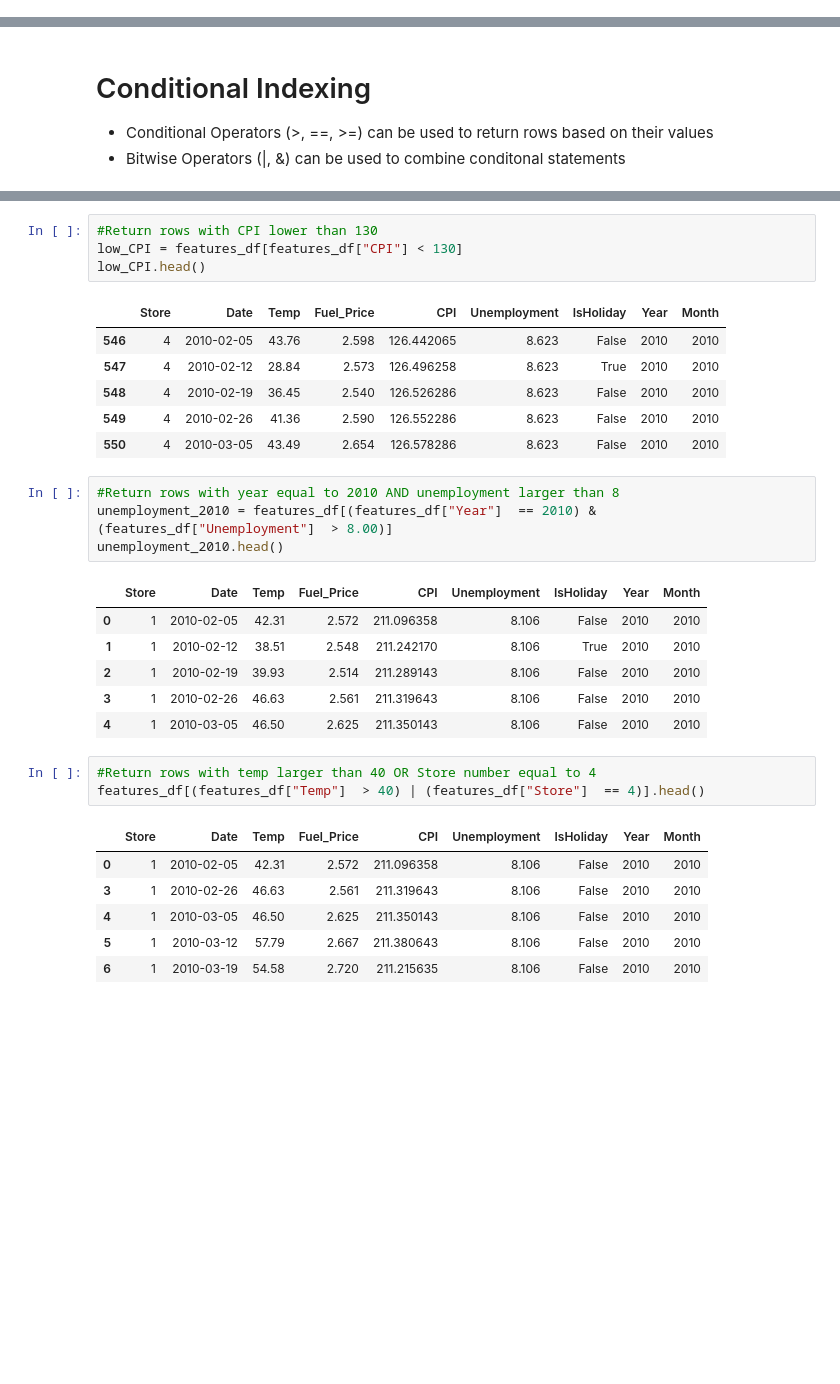
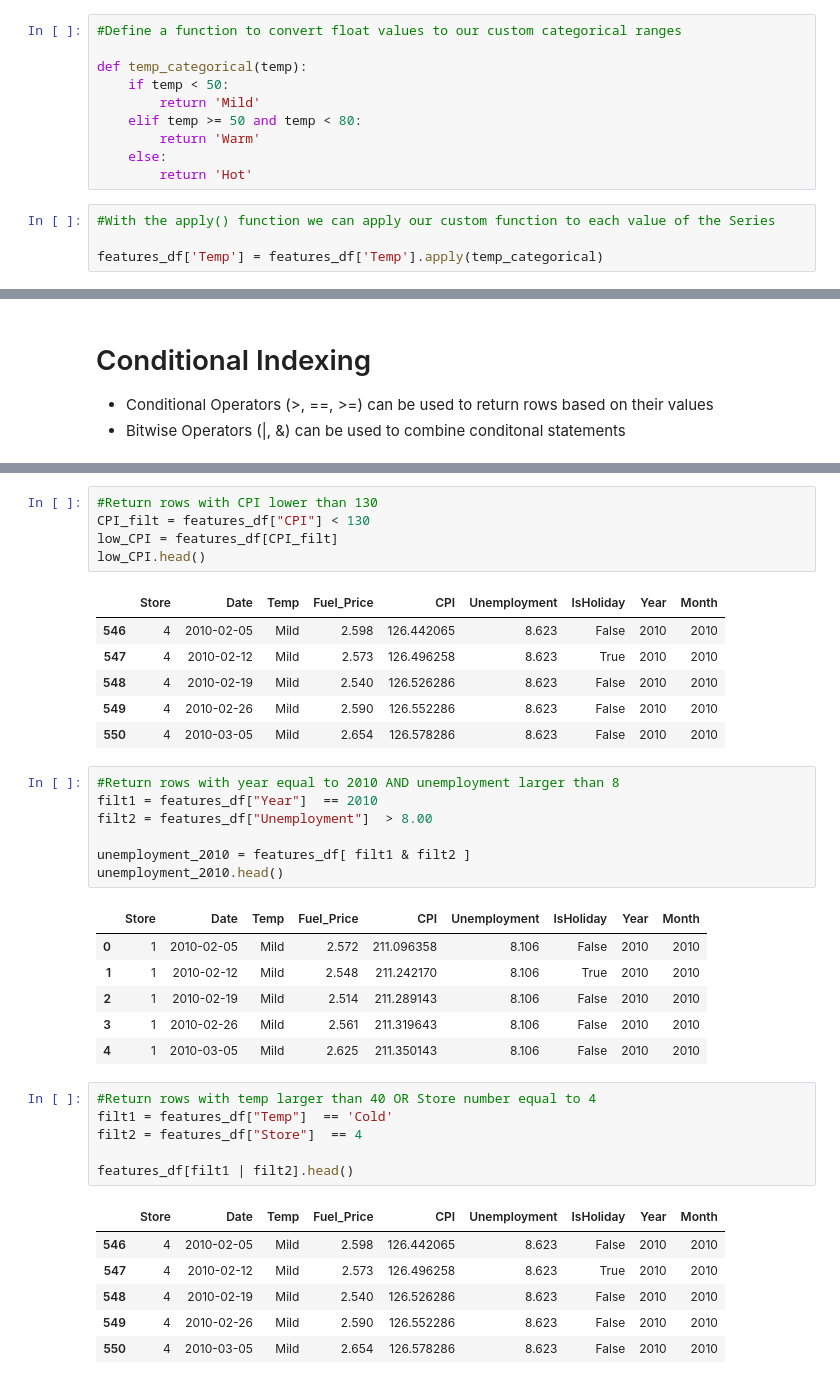
Before and after one commit to peterling7710/BCHPython2, a Jupyter notebook: Python2_master.ipynb, the cells around one changed output, grey strips where cells are left out. Drawn from its saved outputs; the diff is of its cells as text; blank space fills up the shorter version.

```diff
--- a/Python2_master.ipynb
+++ b/Python2_master.ipynb
@@ -355,0 +344,14 @@ features_df.drop(columns = ['MD1', 'MD2', 'MD3', 'MD4', 'MD5'], inplace = True)
+# %%
+#Define a function to convert float values to our custom categorical ranges
+
+def temp_categorical(temp):
+    if temp < 50:
+        return 'Mild'
+    elif temp >= 50 and temp < 80:
+        return 'Warm'
+    else:
+        return 'Hot'
+# %%
+#With the apply() function we can apply our custom function to each value of the Series
+
+features_df['Temp'] = features_df['Temp'].apply(temp_categorical)
@@ -551,35 +584,42 @@ feb_df.head()
 # %%
 #Return rows with CPI lower than 130
-low_CPI = features_df[features_df["CPI"] < 130]
+CPI_filt = features_df["CPI"] < 130
+low_CPI = features_df[CPI_filt]
 low_CPI.head()
 # %% [output]
 |  | Store | Date | Temp | Fuel_Price | CPI | Unemployment | IsHoliday | Year | Month |
-| 546 | 4 | 2010-02-05 | 43.76 | 2.598 | 126.442065 | 8.623 | False | 2010 | 2010 |
-| 547 | 4 | 2010-02-12 | 28.84 | 2.573 | 126.496258 | 8.623 | True | 2010 | 2010 |
-| 548 | 4 | 2010-02-19 | 36.45 | 2.540 | 126.526286 | 8.623 | False | 2010 | 2010 |
-| 549 | 4 | 2010-02-26 | 41.36 | 2.590 | 126.552286 | 8.623 | False | 2010 | 2010 |
-| 550 | 4 | 2010-03-05 | 43.49 | 2.654 | 126.578286 | 8.623 | False | 2010 | 2010 |
+| 546 | 4 | 2010-02-05 | Mild | 2.598 | 126.442065 | 8.623 | False | 2010 | 2010 |
+| 547 | 4 | 2010-02-12 | Mild | 2.573 | 126.496258 | 8.623 | True | 2010 | 2010 |
+| 548 | 4 | 2010-02-19 | Mild | 2.540 | 126.526286 | 8.623 | False | 2010 | 2010 |
+| 549 | 4 | 2010-02-26 | Mild | 2.590 | 126.552286 | 8.623 | False | 2010 | 2010 |
+| 550 | 4 | 2010-03-05 | Mild | 2.654 | 126.578286 | 8.623 | False | 2010 | 2010 |
 # %%
 #Return rows with year equal to 2010 AND unemployment larger than 8
-unemployment_2010 = features_df[(features_df["Year"]  == 2010) & (features_df["Unemployment"]  > 8.00)]
+filt1 = features_df["Year"]  == 2010
+filt2 = features_df["Unemployment"]  > 8.00
+
+unemployment_2010 = features_df[ filt1 & filt2 ]
 unemployment_2010.head()
 # %% [output]
 |  | Store | Date | Temp | Fuel_Price | CPI | Unemployment | IsHoliday | Year | Month |
-| 0 | 1 | 2010-02-05 | 42.31 | 2.572 | 211.096358 | 8.106 | False | 2010 | 2010 |
-| 1 | 1 | 2010-02-12 | 38.51 | 2.548 | 211.242170 | 8.106 | True | 2010 | 2010 |
-| 2 | 1 | 2010-02-19 | 39.93 | 2.514 | 211.289143 | 8.106 | False | 2010 | 2010 |
-| 3 | 1 | 2010-02-26 | 46.63 | 2.561 | 211.319643 | 8.106 | False | 2010 | 2010 |
-| 4 | 1 | 2010-03-05 | 46.50 | 2.625 | 211.350143 | 8.106 | False | 2010 | 2010 |
+| 0 | 1 | 2010-02-05 | Mild | 2.572 | 211.096358 | 8.106 | False | 2010 | 2010 |
+| 1 | 1 | 2010-02-12 | Mild | 2.548 | 211.242170 | 8.106 | True | 2010 | 2010 |
+| 2 | 1 | 2010-02-19 | Mild | 2.514 | 211.289143 | 8.106 | False | 2010 | 2010 |
+| 3 | 1 | 2010-02-26 | Mild | 2.561 | 211.319643 | 8.106 | False | 2010 | 2010 |
+| 4 | 1 | 2010-03-05 | Mild | 2.625 | 211.350143 | 8.106 | False | 2010 | 2010 |
 # %%
 #Return rows with temp larger than 40 OR Store number equal to 4
-features_df[(features_df["Temp"]  > 40) | (features_df["Store"]  == 4)].head()
+filt1 = features_df["Temp"]  == 'Cold'
+filt2 = features_df["Store"]  == 4
+
+features_df[filt1 | filt2].head()
 # %% [output]
 |  | Store | Date | Temp | Fuel_Price | CPI | Unemployment | IsHoliday | Year | Month |
-| 0 | 1 | 2010-02-05 | 42.31 | 2.572 | 211.096358 | 8.106 | False | 2010 | 2010 |
-| 3 | 1 | 2010-02-26 | 46.63 | 2.561 | 211.319643 | 8.106 | False | 2010 | 2010 |
-| 4 | 1 | 2010-03-05 | 46.50 | 2.625 | 211.350143 | 8.106 | False | 2010 | 2010 |
-| 5 | 1 | 2010-03-12 | 57.79 | 2.667 | 211.380643 | 8.106 | False | 2010 | 2010 |
-| 6 | 1 | 2010-03-19 | 54.58 | 2.720 | 211.215635 | 8.106 | False | 2010 | 2010 |
+| 546 | 4 | 2010-02-05 | Mild | 2.598 | 126.442065 | 8.623 | False | 2010 | 2010 |
+| 547 | 4 | 2010-02-12 | Mild | 2.573 | 126.496258 | 8.623 | True | 2010 | 2010 |
+| 548 | 4 | 2010-02-19 | Mild | 2.540 | 126.526286 | 8.623 | False | 2010 | 2010 |
+| 549 | 4 | 2010-02-26 | Mild | 2.590 | 126.552286 | 8.623 | False | 2010 | 2010 |
+| 550 | 4 | 2010-03-05 | Mild | 2.654 | 126.578286 | 8.623 | False | 2010 | 2010 |
 # %%
 ##CLASS EXERCISE
 # find the rows with Fuel_Price larger than 3.00 AND IsHoliday is True
```
Also changed, not shown: parts of 52 cells of this notebook, 4 other files.
